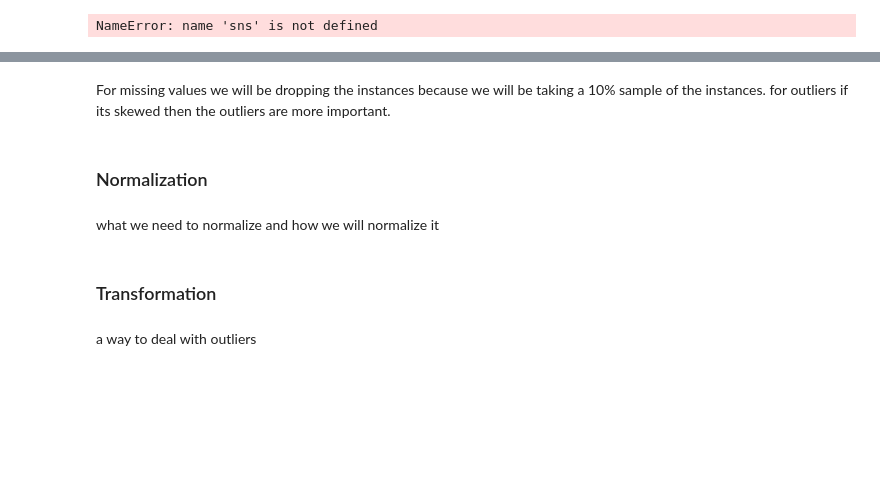
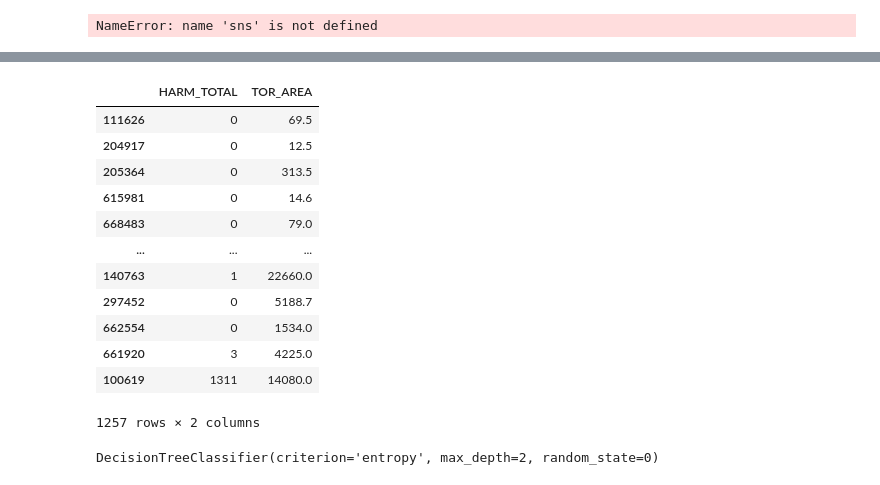
Before and after one commit to saiT1108/DS_project, a Jupyter notebook: main.ipynb, the cells around one changed output, grey strips where cells are left out. Cells and saved outputs as stored; diff of their text form; code cells hidden in the pictures; blank space fills up the shorter version.

```diff
--- a/main.ipynb
+++ b/main.ipynb
@@ -225,10 +208,17 @@ NameError: name 'sns' is not defined
-# %% [markdown]
-For missing values we will be dropping the instances because we will be taking a 10% sample of the instances. for outliers if its skewed then the outliers are more important.
-# %% [markdown]
-### Normalization
-# %% [markdown]
-what we need to normalize and how we will normalize it
-# %% [markdown]
-### Transformation
-# %% [markdown]
-a way to deal with outliers
+# %%
+ndf = sampled_df[['HARM_TOTAL', 'TOR_AREA']].copy()
+ndf
+# %% [output]
+|  | HARM_TOTAL | TOR_AREA |
+| 111626 | 0 | 69.5 |
+| 204917 | 0 | 12.5 |
+| 205364 | 0 | 313.5 |
+| 615981 | 0 | 14.6 |
+| 668483 | 0 | 79.0 |
+| ... | ... | ... |
+| 140763 | 1 | 22660.0 |
+| 297452 | 0 | 5188.7 |
+| 662554 | 0 | 1534.0 |
+| 661920 | 3 | 4225.0 |
+| 100619 | 1311 | 14080.0 |
+1257 rows × 2 columns
@@ -234,0 +236,4 @@ a way to deal with outliers
+# %%
+dt_clf.fit(X_train, Y_train)
+# %% [output]
+DecisionTreeClassifier(criterion='entropy', max_depth=2, random_state=0)
```
Also changed, not shown: parts of 11 cells of this notebook.
